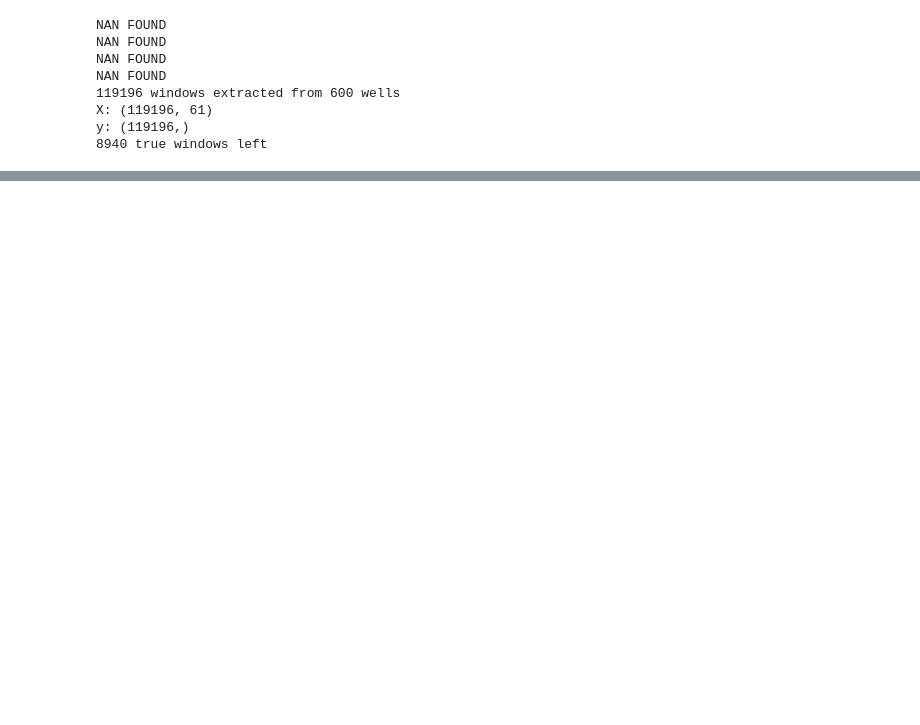
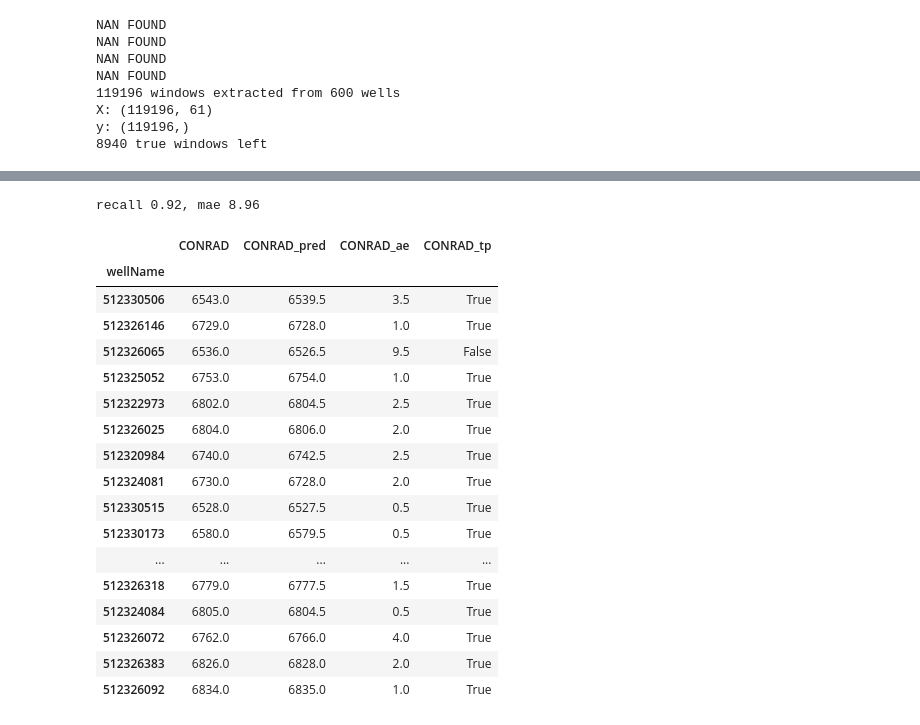
Before and after one commit to ZhichengLuo/hacktops, a Jupyter notebook: notebook1/SimpleDTWWindowEvaluator_Spark_usage.ipynb, the cells around one changed output, grey strips where cells are left out. Drawn from its saved outputs; the diff is of its cells as text; code cells hidden in the pictures; blank space fills up the shorter version.

```diff
--- a/notebook1/SimpleDTWWindowEvaluator_Spark_usage.ipynb
+++ b/notebook1/SimpleDTWWindowEvaluator_Spark_usage.ipynb
@@ -42,6 +56,3 @@ simple_dtw_model.fit(true_windows4train)
 
 top_finder = TopFinder(simple_dtw_model, top_)
 top_finder.examine_dataset(df_tops_)
-# %%
-test_well_name = 512333171.0
-df_test_well = df_logs_[df_logs_['wellName'] == test_well_name]
@@ -52,0 +59,3 @@ top_finder.find_top(df_test_well)
+# %%
+test_well_names = df_logs_test_['wellName'].unique()
+print(len(test_well_names))
@@ -52,0 +64,9 @@ top_finder.find_top(df_test_well)
+# %%
+result = []
+for test_well_name in tqdm(test_well_names):
+    print(f'well: {test_well_name}')
+    df_test_well = df_logs_test_[df_logs_test_['wellName'] == test_well_name]
+    predicted_depth = top_finder.find_top(df_test_well)
+    true_depth = get_true_depth(test_well_name, top_, df_tops_test_)
+    result.append([test_well_name, predicted_depth, true_depth])
+    print(f'true depth: {true_depth}\t predicated depth: {predicted_depth}\t error: {abs(predicted_depth - true_depth)}')
@@ -53 +113,31 @@ top_finder.find_top(df_test_well)
+# %%
+df_result = pd.DataFrame(result, columns=['wellName', 'predicated_depth', 'true_depth']).set_index('wellName')
+df_tops_pred = df_result[['predicated_depth']].rename(columns={'predicated_depth': top_})
+df_tops_true = df_result[['true_depth']].rename(columns={'true_depth': top_})
+# %%
+from hacktops.evaluate import recall_tops
+
+recall, mae, df_res = recall_tops(df_tops_test_[[top_]], df_tops_pred, tolerance = 4)
+print("recall {0}, mae {1}".format(recall,mae))
+df_res.head(50)
+# %% [output]
+recall 0.92, mae 8.96
+|  | CONRAD | CONRAD_pred | CONRAD_ae | CONRAD_tp |
+| wellName |  |  |  |  |
+| 512330506 | 6543.0 | 6539.5 | 3.5 | True |
+| 512326146 | 6729.0 | 6728.0 | 1.0 | True |
+| 512326065 | 6536.0 | 6526.5 | 9.5 | False |
+| 512325052 | 6753.0 | 6754.0 | 1.0 | True |
+| 512322973 | 6802.0 | 6804.5 | 2.5 | True |
+| 512326025 | 6804.0 | 6806.0 | 2.0 | True |
+| 512320984 | 6740.0 | 6742.5 | 2.5 | True |
+| 512324081 | 6730.0 | 6728.0 | 2.0 | True |
+| 512330515 | 6528.0 | 6527.5 | 0.5 | True |
+| 512330173 | 6580.0 | 6579.5 | 0.5 | True |
+| ... | ... | ... | ... | ... |
+| 512326318 | 6779.0 | 6777.5 | 1.5 | True |
+| 512324084 | 6805.0 | 6804.5 | 0.5 | True |
+| 512326072 | 6762.0 | 6766.0 | 4.0 | True |
+| 512326383 | 6826.0 | 6828.0 | 2.0 | True |
+| 512326092 | 6834.0 | 6835.0 | 1.0 | True |
 # %%
```
Also changed, not shown: parts of 8 cells of this notebook, 2 other files.
